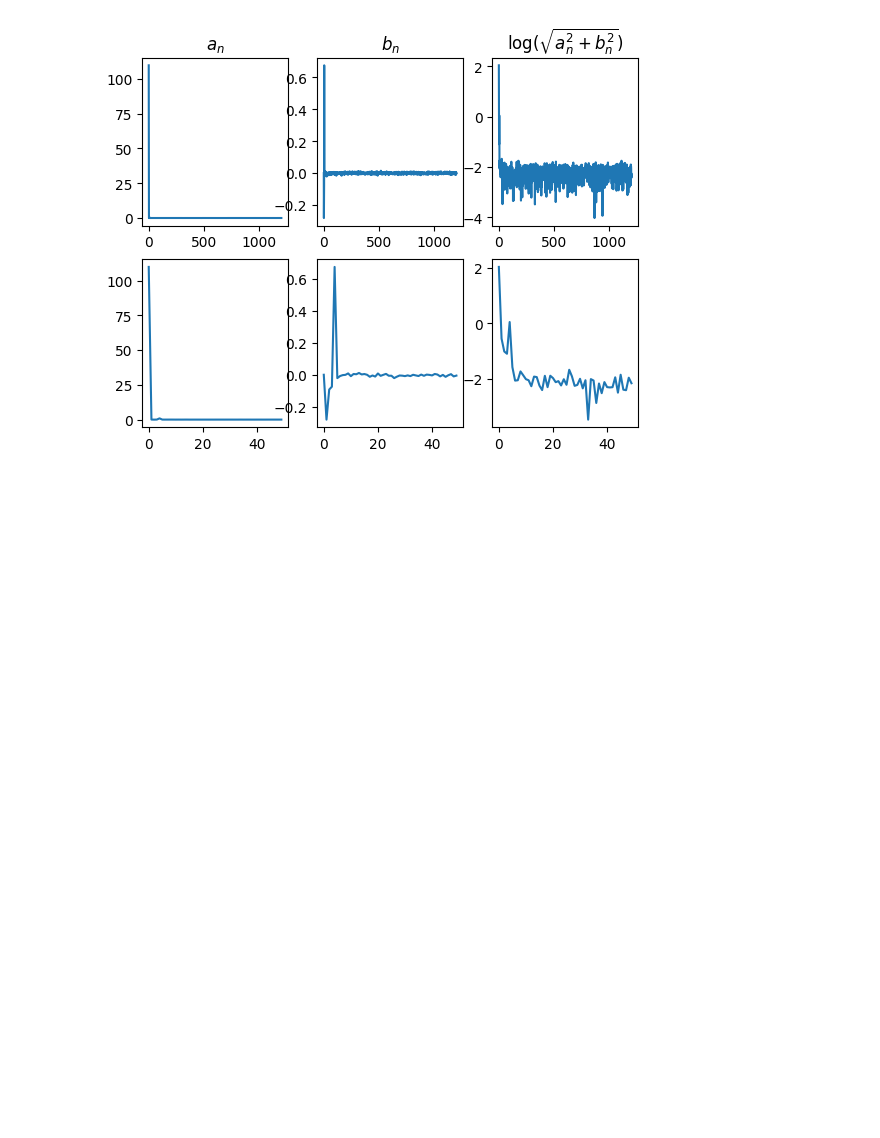
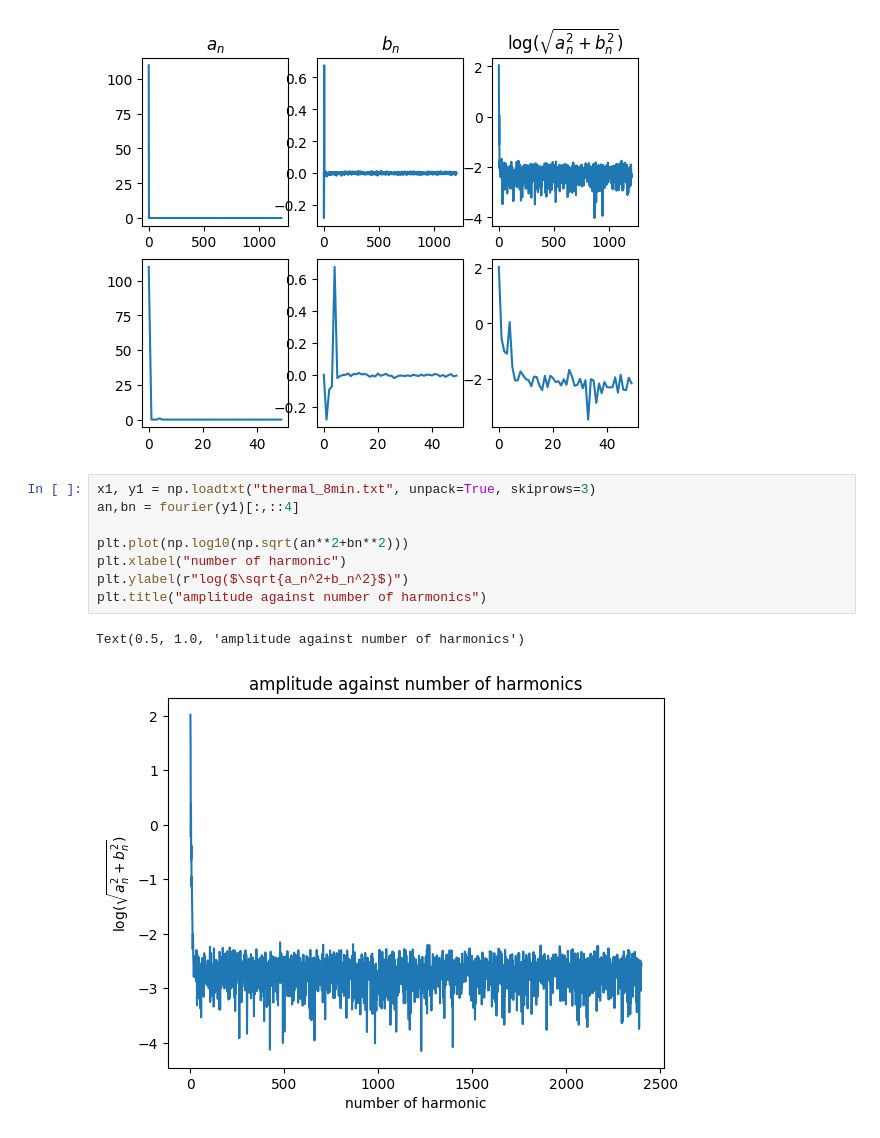
Before and after one commit to tonyko618/Waves_Lab, a Jupyter notebook: Session2/code.ipynb, the cells around one changed output. Saved outputs shown, nothing was run; the diff lists cells and outputs as text; blank space fills up the shorter version.

```diff
--- a/Session2/code.ipynb
+++ b/Session2/code.ipynb
@@ -217,3 +215,14 @@ ax[0,2].set_title(r"log($\sqrt{a_n^2+b_n^2}$)")
 # %% [output]
 Text(0.5, 1.0, 'log($\\sqrt{a_n^2+b_n^2}$)')
 [figure]
+# %%
+x1, y1 = np.loadtxt("thermal_8min.txt", unpack=True, skiprows=3)
+an,bn = fourier(y1)[:,::4]
+
+plt.plot(np.log10(np.sqrt(an**2+bn**2)))
+plt.xlabel("number of harmonic")
+plt.ylabel(r"log($\sqrt{a_n^2+b_n^2}$)")
+plt.title("amplitude against number of harmonics")
+# %% [output]
+Text(0.5, 1.0, 'amplitude against number of harmonics')
+[figure, added]
```
Also changed, not shown: parts of 7 cells of this notebook, 1 other file.
